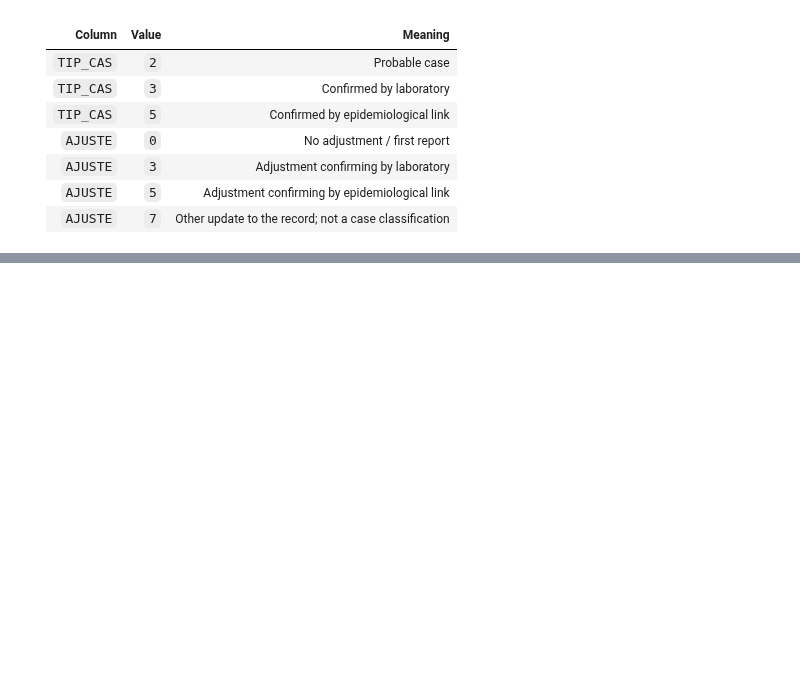
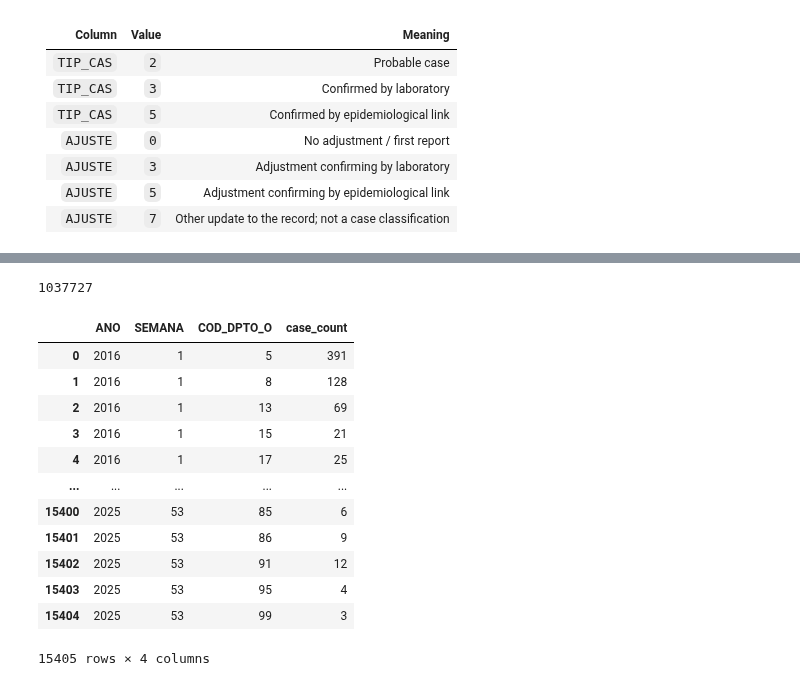
Before and after one commit to CarlosBlanco1/ColombiaDengueForecasting, a Jupyter notebook: notebooks/explore_dengue_cases.ipynb, the cells around one changed output, grey strips where cells are left out. Cells and saved outputs as stored; diff of their text form; code cells hidden in the pictures; blank space fills up the shorter version.

```diff
--- a/notebooks/explore_dengue_cases.ipynb
+++ b/notebooks/explore_dengue_cases.ipynb
@@ -86,0 +172,23 @@ cases_data_frames[0].head()
+# %%
+global_cases = global_cases[global_cases["COD_DPTO_O"] != 0]
+global_cases.shape[0]
+# %% [output]
+1037727
+# %%
+keys = ['ANO', 'SEMANA', 'COD_DPTO_O']
+counts_by_week_year_department = global_cases.groupby(keys).size().rename('case_count').reset_index()
+counts_by_week_year_department
+# %% [output]
+|  | ANO | SEMANA | COD_DPTO_O | case_count |
+| 0 | 2016 | 1 | 5 | 391 |
+| 1 | 2016 | 1 | 8 | 128 |
+| 2 | 2016 | 1 | 13 | 69 |
+| 3 | 2016 | 1 | 15 | 21 |
+| 4 | 2016 | 1 | 17 | 25 |
+| ... | ... | ... | ... | ... |
+| 15400 | 2025 | 53 | 85 | 6 |
+| 15401 | 2025 | 53 | 86 | 9 |
+| 15402 | 2025 | 53 | 91 | 12 |
+| 15403 | 2025 | 53 | 95 | 4 |
+| 15404 | 2025 | 53 | 99 | 3 |
+15405 rows × 4 columns
```
Also changed, not shown: parts of 10 cells of this notebook.
